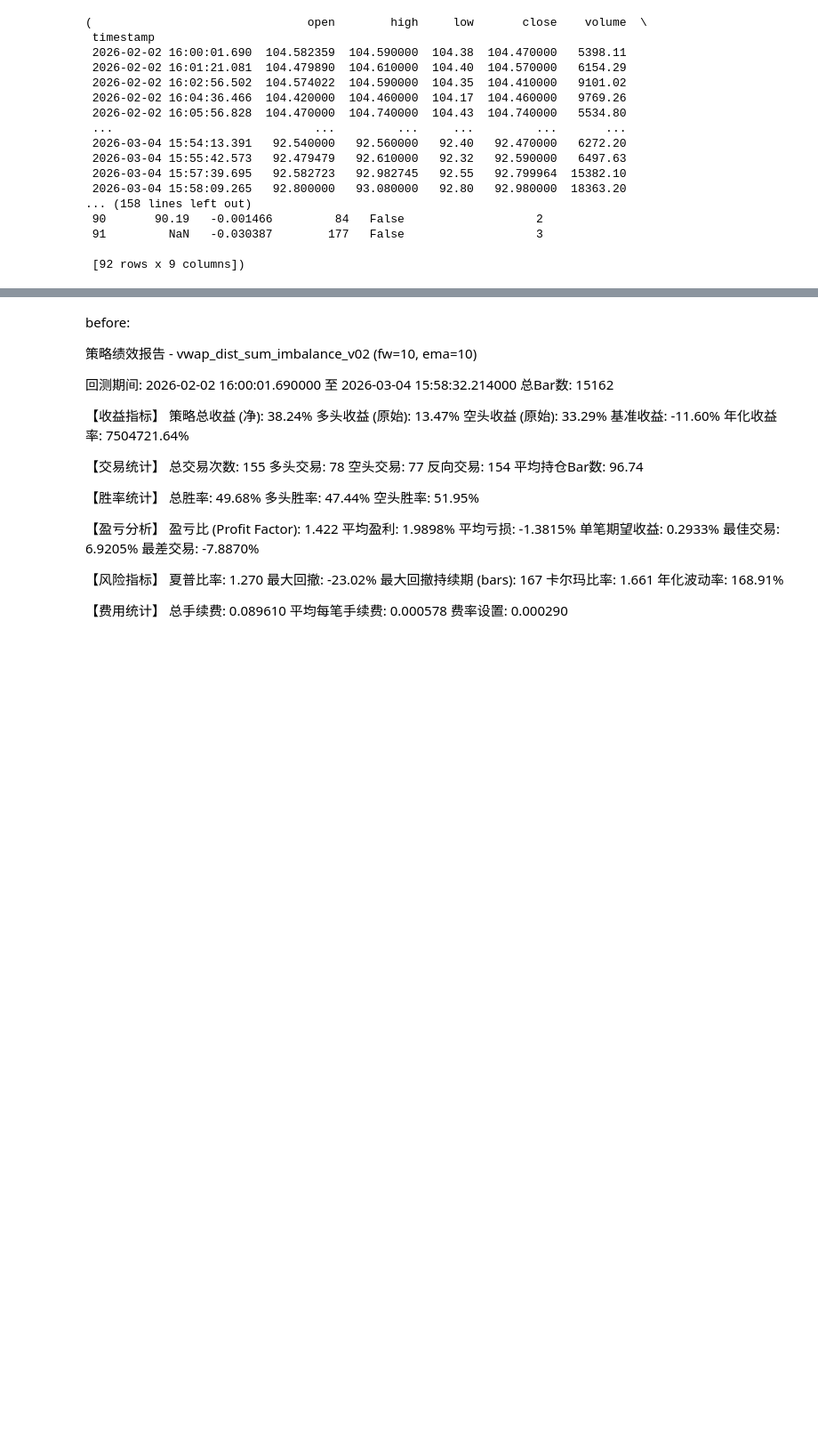
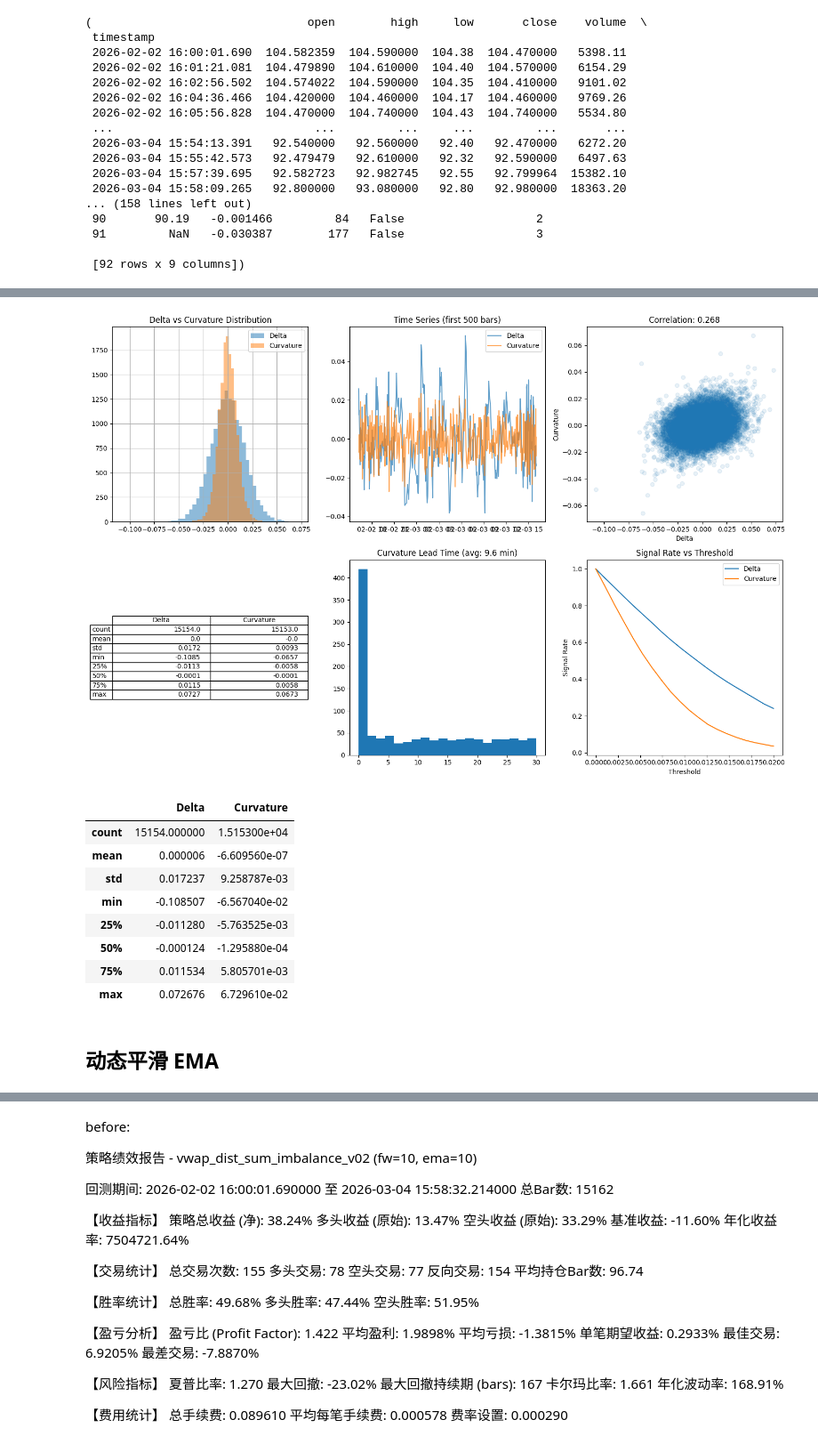
Before and after one commit to vincent-wat04/crypto_cta, a Jupyter notebook: notebooks/signal_scan_res_analysis.ipynb, the cells around one changed output, grey strips where cells are left out. Shown at 89% size. Saved outputs shown, nothing was run; the diff lists cells and outputs as text; code cells hidden in the pictures; blank space fills up the shorter version.

```diff
--- a/notebooks/signal_scan_res_analysis.ipynb
+++ b/notebooks/signal_scan_res_analysis.ipynb
@@ -3641,0 +3658,3 @@ vwap_dist_sum_v41_strategy_enhanced(bars, 8, 10, 10, 10)
+# %%
+bars['curvature1'] = bars['delta1'].diff()
+bars['curvature1'].describe()
@@ -3641,0 +3751,16 @@ vwap_dist_sum_v41_strategy_enhanced(bars, 8, 10, 10, 10)
+# %%
+import matplotlib.pyplot as plt
+analyze_curvature_vs_delta(bars)
+# %% [output]
+[figure, added]
+|  | Delta | Curvature |
+| count | 15154.000000 | 1.515300e+04 |
+| mean | 0.000006 | -6.609560e-07 |
+| std | 0.017237 | 9.258787e-03 |
+| min | -0.108507 | -6.567040e-02 |
+| 25% | -0.011280 | -5.763525e-03 |
+| 50% | -0.000124 | -1.295880e-04 |
+| 75% | 0.011534 | 5.805701e-03 |
+| max | 0.072676 | 6.729610e-02 |
+# %% [markdown]
+## 动态平滑 EMA
```
Also changed, not shown: parts of 21 cells of this notebook, 2 other files.
